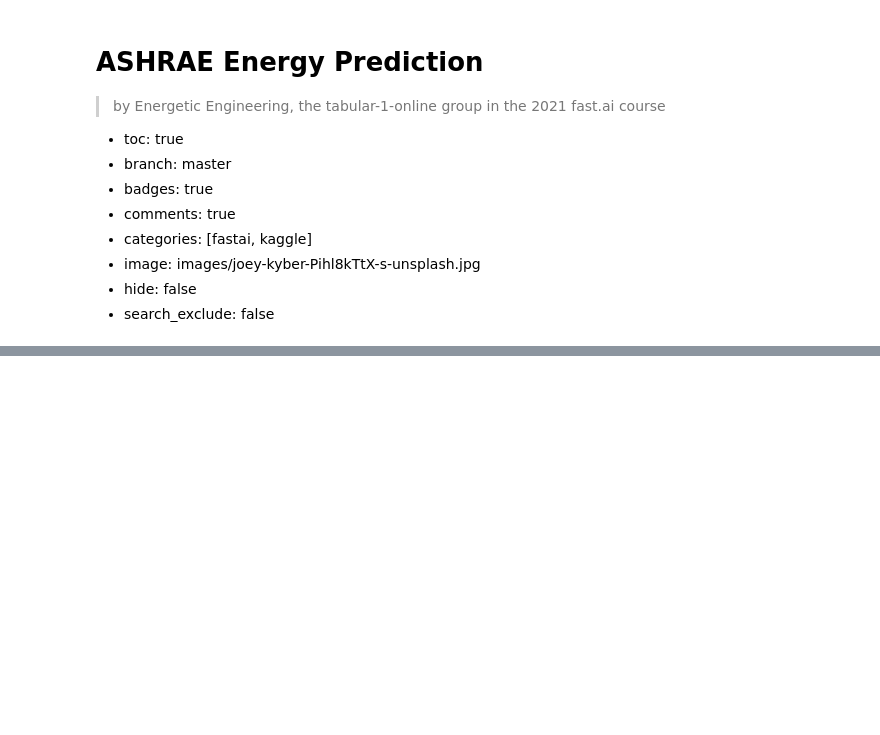
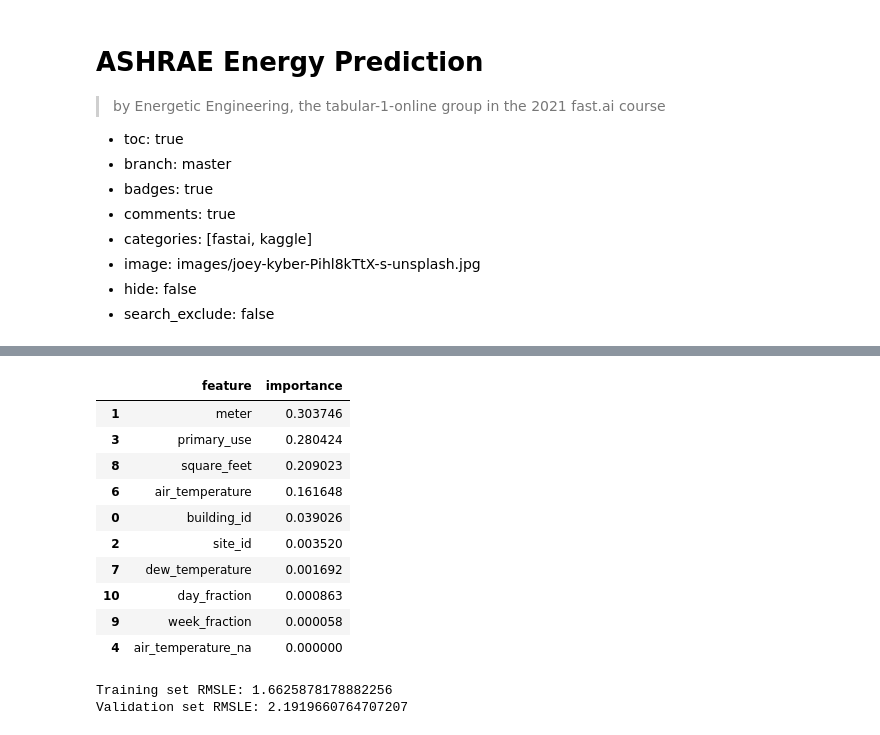
Before and after one commit to fastai-energetic-engineering/ashrae, a Jupyter notebook: _notebooks/2021-07-23-tabular1online-presentation.ipynb, the cells around one changed output, grey strips where cells are left out. Cells and saved outputs as stored; diff of their text form; code cells hidden in the pictures; blank space fills up the shorter version.

```diff
--- a/_notebooks/2021-07-23-tabular1online-presentation.ipynb
+++ b/_notebooks/2021-07-23-tabular1online-presentation.ipynb
@@ -104,0 +193,51 @@ train_valid[['meter_reading']].hist()
+# %%
+#collapse
+# Train a fast.ai decision tree
+xs,y = to1.train.xs,to1.train.y
+valid_xs,valid_y = to1.valid.xs,to1.valid.y
+m = DecisionTreeRegressor(min_samples_leaf=1000)
+m.fit(xs, y);
+# %%
+#collapse
+def rf_feat_importance(m, df):
+    return pd.DataFrame({'feature':df.columns, 'importance':m.feature_importances_}
+                       ).sort_values('importance', ascending=False)
+
+fi = rf_feat_importance(m, xs)
+fi[:10]
+# %% [output]
+|  | feature | importance |
+| 1 | meter | 0.303746 |
+| 3 | primary_use | 0.280424 |
+| 8 | square_feet | 0.209023 |
+| 6 | air_temperature | 0.161648 |
+| 0 | building_id | 0.039026 |
+| 2 | site_id | 0.003520 |
+| 7 | dew_temperature | 0.001692 |
+| 10 | day_fraction | 0.000863 |
+| 9 | week_fraction | 0.000058 |
+| 4 | air_temperature_na | 0.000000 |
+# %%
+#collapse
+xs,y = to1.train.xs,to1.train.y
+valid_xs,valid_y = to1.valid.xs,to1.valid.y
+
+#y_pred,y_targs = learn.get_preds(ds_idx=0)
+#valid_y_pred,valid_y_targs = learn.get_preds()
+
+# Set negative values to 0 because the RMSLE metric can't handle negatives
+#y_pred[y_pred<0]=0
+#valid_y_pred[valid_y_pred<0]=0
+#print("Training set RMSLE: " + str(np.sqrt(mean_squared_log_error(y_pred.detach().numpy(), y))))
+#print("Validation set RMSLE: " + str(np.sqrt(mean_squared_log_error(valid_y_pred.detach().numpy(), valid_y))))
+
+print("Training set RMSLE: " + str(mean_squared_log_error(y, m.predict(xs))))
+print("Validation set RMSLE: " + str(mean_squared_log_error(valid_y, m.predict(valid_xs))))
+
+building=2
+meter=2
+#plt.scatter(valid_xs[(valid_xs['building_id']==building) & (valid_xs['meter']==meter)]['air_temperature'], valid_y.loc[valid_xs[(valid_xs['building_id']==building) & (valid_xs['meter']==meter)].index])
+#plt.scatter(valid_xs[(valid_xs['building_id']==building) & (valid_xs['meter']==meter)]['air_temperature'], pd.DataFrame(valid_y_pred, index=valid_y.index).loc[valid_xs[(valid_xs['building_id']==building) & (valid_xs['meter']==meter)].index], color='orange')
+# %% [output]
+Training set RMSLE: 1.6625878178882256
+Validation set RMSLE: 2.1919660764707207
```
Also changed, not shown: parts of 21 cells of this notebook.
